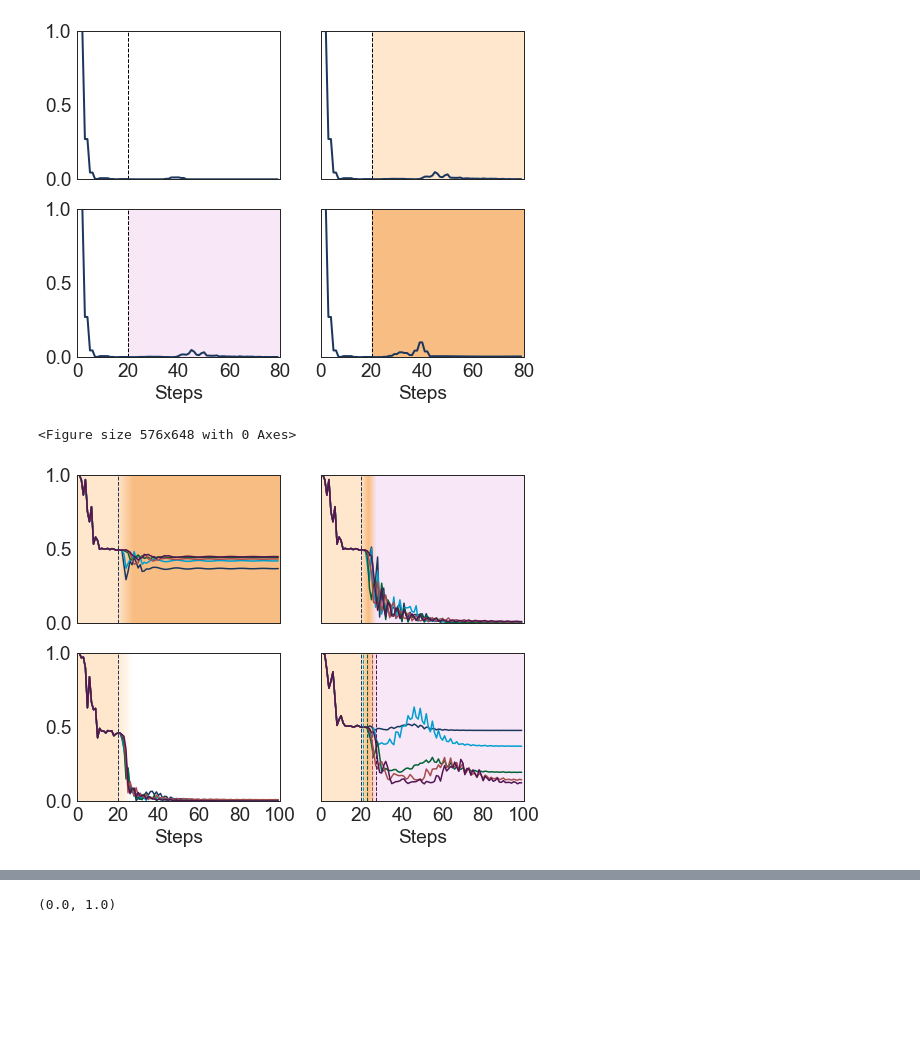
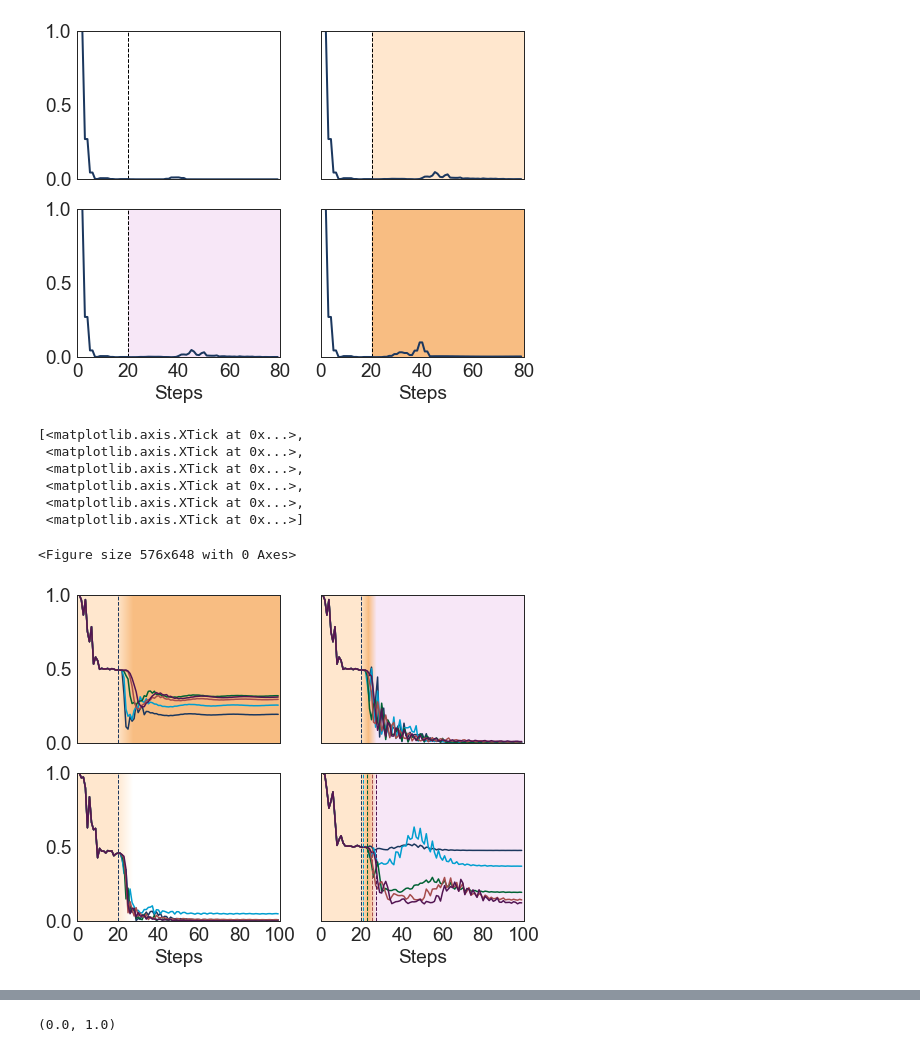
Before and after one commit to HAOQINGZHANG1234/quantumwalk, a Jupyter notebook: code/Fig for paper reorgnized.ipynb, the cells around one changed output, grey strips where cells are left out. Saved outputs shown, nothing was run; the diff lists cells and outputs as text; code cells hidden in the pictures; blank space fills up the shorter version.

```diff
--- a/code/Fig for paper reorgnized.ipynb
+++ b/code/Fig for paper reorgnized.ipynb
@@ -1,9 +1,9 @@
 # %%
 import numpy as np
-from scipy.optimize import fsolve
+# from scipy.optimize import fsolve
 
 # %matplotlib notebook
-%matplotlib inline
+# %matplotlib inline
 
 import matplotlib.pyplot as plt
 # print(plt.style.available)  # show available template
@@ -30,7 +30,6 @@ params = {
     'legend.framealpha':1,
 #     'patch.linewidth' : 0.5,
 }
-mpl.rcParams.update(params)
 # %% [markdown]
 # 图1 能带图和两种时间框架
 # %%
@@ -1896,12 +2076,12 @@ plt.figure(figsize=(8,9))
 fig, axes = plt.subplots(2,2,sharex='col', sharey='row')
 theta_1 = np.pi/4
 theta_2 = 3*np.pi/4
-theta_3 = np.pi/8
-p_1 =  neighbour(theta_1, theta_2, theta_3, init_state,n0,n1)[0:N]
-p_2 =  neighbour(theta_1, theta_2, theta_3, init_state,n0,n2)[0:N]
-p_3 =  neighbour(theta_1, theta_2, theta_3, init_state,n0,n3)[0:N]
-p_4 =  neighbour(theta_1, theta_2, theta_3, init_state,n0,n4)[0:N]
-p_5 =  neighbour(theta_1, theta_2, theta_3, init_state,n0,n5)[0:N]
+theta_3 = -np.pi/16
+p_1 =  neighbour(theta_1, theta_2, theta_3, init_state,n0,n1,N)[0:N]
+p_2 =  neighbour(theta_1, theta_2, theta_3, init_state,n0,n2,N)[0:N]
+p_3 =  neighbour(theta_1, theta_2, theta_3, init_state,n0,n3,N)[0:N]
+p_4 =  neighbour(theta_1, theta_2, theta_3, init_state,n0,n4,N)[0:N]
+p_5 =  neighbour(theta_1, theta_2, theta_3, init_state,n0,n5,N)[0:N]
 T = range(N)
 axes[0, 0].fill_between(np.linspace(0,20,25),1,0,color=c1)
 axes[0, 0].fill_between(np.linspace(20+n5,N,25),1,0,color=c2)
@@ -1925,11 +2105,11 @@ axes[0, 0].axvline(n0, color='#1B375E', linewidth=1,ls = "dashed")
 theta_1 = np.pi/4
 theta_2 = 3*np.pi/4
 theta_3 = -3*np.pi/4
-p_1 =  neighbour(theta_1, theta_2, theta_3, init_state,n0,n1)[0:N]
-p_2 =  neighbour(theta_1, theta_2, theta_3, init_state,n0,n2)[0:N]
-p_3 =  neighbour(theta_1, theta_2, theta_3, init_state,n0,n3)[0:N]
-p_4 =  neighbour(theta_1, theta_2, theta_3, init_state,n0,n4)[0:N]
-p_5 =  neighbour(theta_1, theta_2, theta_3, init_state,n0,n5)[0:N]
+p_1 =  neighbour(theta_1, theta_2, theta_3, init_state,n0,n1,N)[0:N]
+p_2 =  neighbour(theta_1, theta_2, theta_3, init_state,n0,n2,N)[0:N]
+p_3 =  neighbour(theta_1, theta_2, theta_3, init_state,n0,n3,N)[0:N]
+p_4 =  neighbour(theta_1, theta_2, theta_3, init_state,n0,n4,N)[0:N]
+p_5 =  neighbour(theta_1, theta_2, theta_3, init_state,n0,n5,N)[0:N]
 axes[0, 1].set_xlim((0,N))
 axes[0, 1].fill_between(np.linspace(0,20,25),1,0,color=c1)
 axes[0, 1].fill_between(np.linspace(20+n5,N,25),1,0,color=c4)
@@ -1955,11 +2135,11 @@ axes[0, 1].axvline(n0, color='#1B375E', linewidth=1,ls = "dashed")
 theta_1 = -np.pi/4
 theta_2 = 3*np.pi/4
 theta_3 = -np.pi/2
-p_1 =  neighbour(theta_1, theta_2, theta_3, init_state,n0,n1)[0:N]
-p_2 =  neighbour(theta_1, theta_2, theta_3, init_state,n0,3)[0:N]
-p_3 =  neighbour(theta_1, theta_2, theta_3, init_state,n0,n3)[0:N]
-p_4 =  neighbour(theta_1, theta_2, theta_3, init_state,n0,n4)[0:N]
-p_5 =  neighbour(theta_1, theta_2, theta_3, init_state,n0,n5)[0:N]
+p_1 =  neighbour(theta_1, theta_2, theta_3, init_state,n0,n1,N)[0:N]
+p_2 =  neighbour(theta_1, theta_2, theta_3, init_state,n0,n2,N)[0:N]
+p_3 =  neighbour(theta_1, theta_2, theta_3, init_state,n0,n3,N)[0:N]
+p_4 =  neighbour(theta_1, theta_2, theta_3, init_state,n0,n4,N)[0:N]
+p_5 =  neighbour(theta_1, theta_2, theta_3, init_state,n0,n5,N)[0:N]
 axes[1, 0].fill_between(np.linspace(0,20,25),1,0,color=c1)
 axes[1, 0].fill_between(np.linspace(20+n5,N,25),1,0,color=c3)
 for x in range(n+1):
@@ -1983,33 +2163,39 @@ theta_1 = np.pi/2
 theta_2 = 3*np.pi/4
 theta_3 = -3*np.pi/4
 p_1 =  nneighbour(theta_1, theta_2, theta_3, init_state,n0,n1,N)[0:N]
 p_2 =  nneighbour(theta_1, theta_2, theta_3, init_state,n0,n2,N)[0:N]
 p_3 =  nneighbour(theta_1, theta_2, theta_3, init_state,n0,n3,N)[0:N]
 p_4 =  nneighbour(theta_1, theta_2, theta_3, init_state,n0,n4,N)[0:N]
 p_5 =  nneighbour(theta_1, theta_2, theta_3, init_state,n0,n5,N)[0:N]
 axes[1, 1].set_xlim((0,N))
 axes[1, 1].fill_between(np.linspace(0,20,25),1,0,color=c1)
 axes[1, 1].fill_between(np.linspace(20+n5,N,200),1,0,color=c4)
 for x in range(n+1):
     axes[1, 1].axvline(x/500*n5/2+20, color=colorFader(c1,c2,x/n), linewidth=3)
 for x in range(n+1):
     axes[1, 1].axvline(x/500*n5/2+20+n5/2, color=colorFader(c2,c4,x/n), linewidth=3)
 T=range(N)
 axes[1, 1].plot(T, p_1,lw=1.5,c='#1B375E')
 axes[1, 1].plot(T, p_2,lw=1.5,c='#009ECF')
 axes[1, 1].plot(T, p_3,lw=1.5,c='#006133')
 axes[1, 1].plot(T, p_4,lw=1.5,c='#a64c4c')
 axes[1, 1].plot(T, p_5,lw=1.5,c='#521552')
 axes[1, 1].axvline(n0, color='#1B375E', linewidth=1,ls = "dashed")
 axes[1, 1].axvline(n0+n2-1, color='#009ECF', linewidth=1,ls = "dashed")
 axes[1, 1].axvline(n0+n3-1, color='#006133', linewidth=1,ls = "dashed")
 axes[1, 1].axvline(n0+n4-1, color='#a64c4c', linewidth=1,ls = "dashed")
 axes[1, 1].axvline(n0+n5-1, color='#521552', linewidth=1,ls = "dashed")
 axes[1, 1].set_xlabel('Steps')
 axes[1, 1].set_ylim((0,1))
 
 axes[1, 1].set_xticks([0,20,40,60,80,100])
-plt.savefig('../Figure/quench_speed.pdf')
+# plt.savefig('../Figure/quench_speed.pdf')
 # %% [output]
-<Figure size 576x648 with 0 Axes>
+[<matplotlib.axis.XTick at 0x...>,
+ <matplotlib.axis.XTick at 0x...>,
+ <matplotlib.axis.XTick at 0x...>,
+ <matplotlib.axis.XTick at 0x...>,
+ <matplotlib.axis.XTick at 0x...>,
+ <matplotlib.axis.XTick at 0x...>]
+<Figure size 576x648 with 0 Axes>
-[figure, old version]
+[figure, new version]
```
Also changed, not shown: parts of 26 cells of this notebook, 38 other files.
